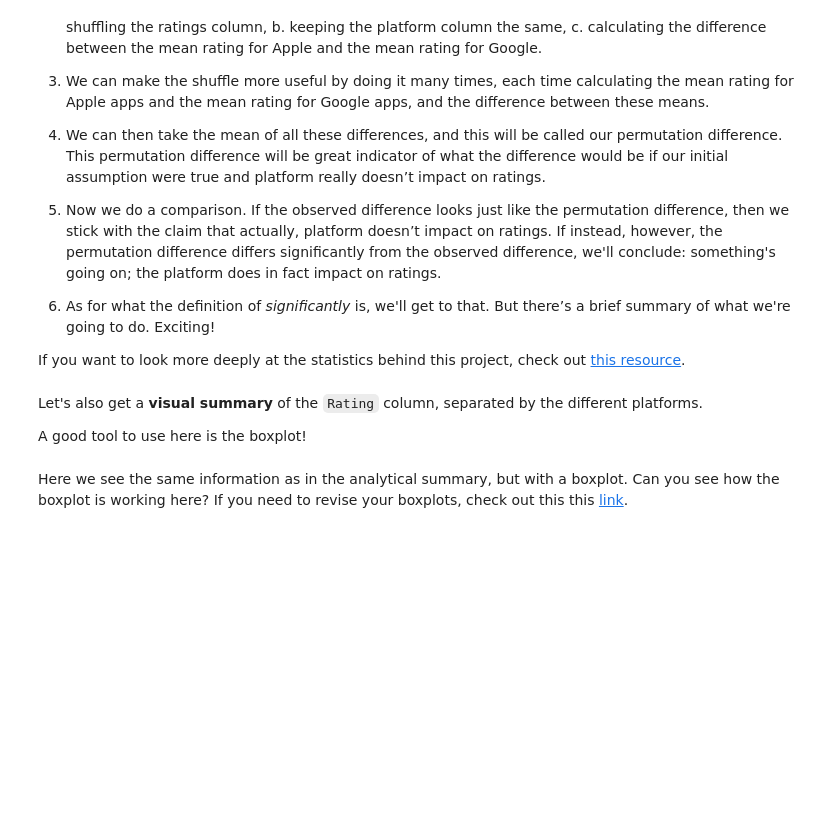
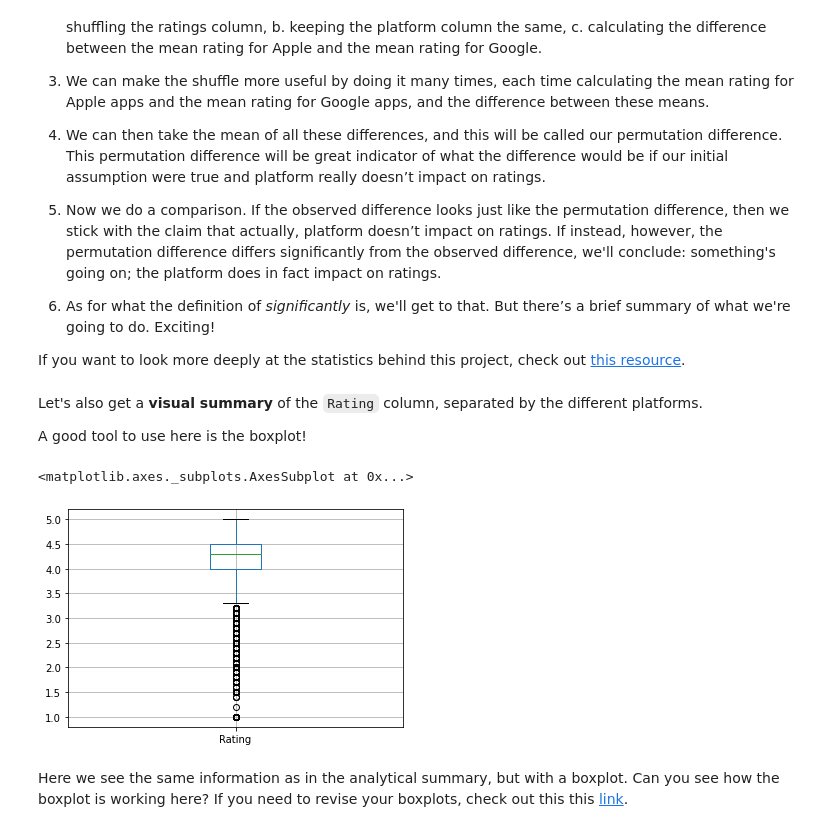
Before and after one commit to birr-data/Integrating_Apps, a Jupyter notebook: mjg-apps-project-Tier3.ipynb, the cells around one changed output. Saved outputs shown, nothing was run; the diff lists cells and outputs as text; code cells hidden in the pictures; blank space fills up the shorter version.

```diff
--- a/mjg-apps-project-Tier3.ipynb
+++ b/mjg-apps-project-Tier3.ipynb
@@ -392,7 +392,10 @@ Let's also get a **visual summary** of the `Rating` column, separated by the dif
 A good tool to use here is the boxplot!
 # %%
 # Call the boxplot() method on our df.
-_ _ _
+df.boxplot('Rating')
+# %% [output]
+<matplotlib.axes._subplots.AxesSubplot at 0x...>
+[figure, added]
 # %% [markdown]
 Here we see the same information as in the analytical summary, but with a boxplot. Can you see how the boxplot is working here? If you need to revise your boxplots, check out this this [link](https://www.kaggle.com/ramamet4/app-store-apple-data-set-10k-apps).
 # %% [markdown]
```
Also changed, not shown: parts of 13 cells of this notebook.
